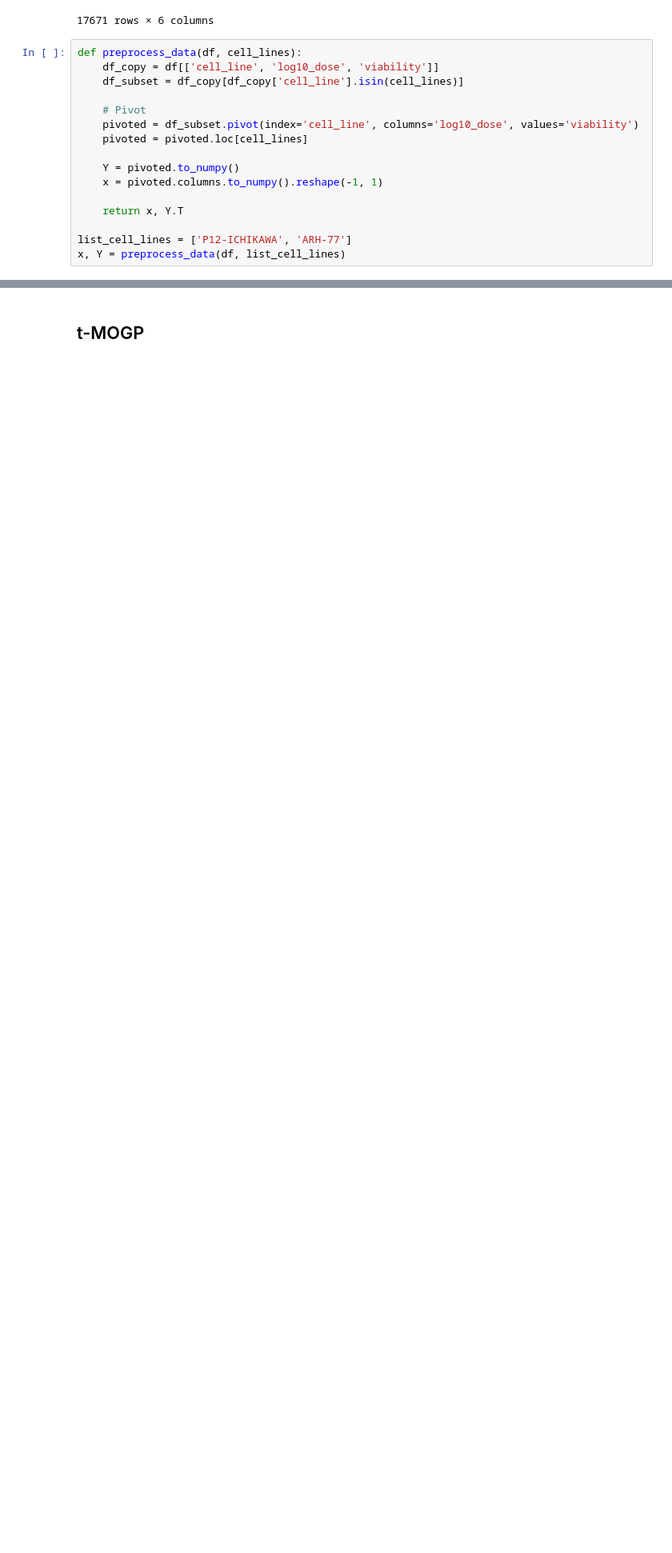
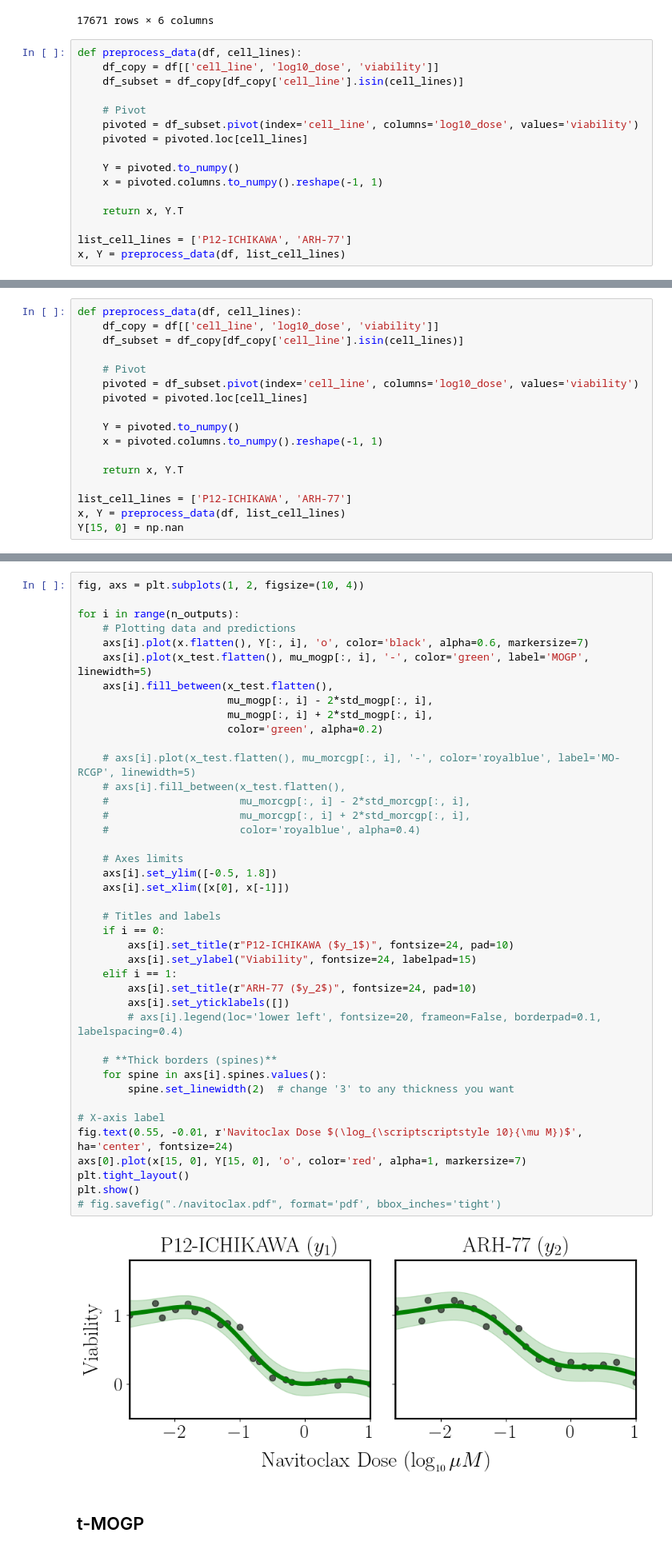
Before and after one commit to joshuarooijakkers/robust_conjugate_MOGP, a Jupyter notebook: experiments/cancer_research/cancer_research.ipynb, the cells around one changed output, grey strips where cells are left out. Shown at 80% size. Cells and saved outputs as stored; diff of their text form; blank space fills up the shorter version.

```diff
--- a/experiments/cancer_research/cancer_research.ipynb
+++ b/experiments/cancer_research/cancer_research.ipynb
@@ -163,0 +213,17 @@ plt.show()
+# %%
+def preprocess_data(df, cell_lines):
+    df_copy = df[['cell_line', 'log10_dose', 'viability']]
+    df_subset = df_copy[df_copy['cell_line'].isin(cell_lines)]
+
+    # Pivot
+    pivoted = df_subset.pivot(index='cell_line', columns='log10_dose', values='viability')
+    pivoted = pivoted.loc[cell_lines]
+
+    Y = pivoted.to_numpy()
+    x = pivoted.columns.to_numpy().reshape(-1, 1)
+
+    return x, Y.T
+
+list_cell_lines = ['P12-ICHIKAWA', 'ARH-77']
+x, Y = preprocess_data(df, list_cell_lines)
+Y[15, 0] = np.nan
@@ -164,3 +254,46 @@ plt.show()
+# %%
+fig, axs = plt.subplots(1, 2, figsize=(10, 4))
+
+for i in range(n_outputs):
+    # Plotting data and predictions
+    axs[i].plot(x.flatten(), Y[:, i], 'o', color='black', alpha=0.6, markersize=7)
+    axs[i].plot(x_test.flatten(), mu_mogp[:, i], '-', color='green', label='MOGP', linewidth=5)
+    axs[i].fill_between(x_test.flatten(),
+                        mu_mogp[:, i] - 2*std_mogp[:, i],
+                        mu_mogp[:, i] + 2*std_mogp[:, i],
+                        color='green', alpha=0.2)
+
+    # axs[i].plot(x_test.flatten(), mu_morcgp[:, i], '-', color='royalblue', label='MO-RCGP', linewidth=5)
+    # axs[i].fill_between(x_test.flatten(),
+    #                     mu_morcgp[:, i] - 2*std_morcgp[:, i],
+    #                     mu_morcgp[:, i] + 2*std_morcgp[:, i],
+    #                     color='royalblue', alpha=0.4)
+
+    # Axes limits
+    axs[i].set_ylim([-0.5, 1.8])
+    axs[i].set_xlim([x[0], x[-1]])
+
+    # Titles and labels
+    if i == 0:
+        axs[i].set_title(r"P12-ICHIKAWA ($y_1$)", fontsize=24, pad=10)
+        axs[i].set_ylabel("Viability", fontsize=24, labelpad=15)
+    elif i == 1:
+        axs[i].set_title(r"ARH-77 ($y_2$)", fontsize=24, pad=10)
+        axs[i].set_yticklabels([])
+        # axs[i].legend(loc='lower left', fontsize=20, frameon=False, borderpad=0.1, labelspacing=0.4)
+
+    # **Thick borders (spines)**
+    for spine in axs[i].spines.values():
+        spine.set_linewidth(2)  # change '3' to any thickness you want
+
+# X-axis label
+fig.text(0.55, -0.01, r'Navitoclax Dose $(\log_{\scriptscriptstyle 10}{\mu M})$', ha='center', fontsize=24)
+axs[0].plot(x[15, 0], Y[15, 0], 'o', color='red', alpha=1, markersize=7)
+plt.tight_layout()
+plt.show()
+# fig.savefig("./navitoclax.pdf", format='pdf', bbox_inches='tight')
+# %% [output]
+[figure, added]
 # %% [markdown]
 ## t-MOGP
 # %%
```
Also changed, not shown: parts of 6 cells of this notebook, 2 other files.
